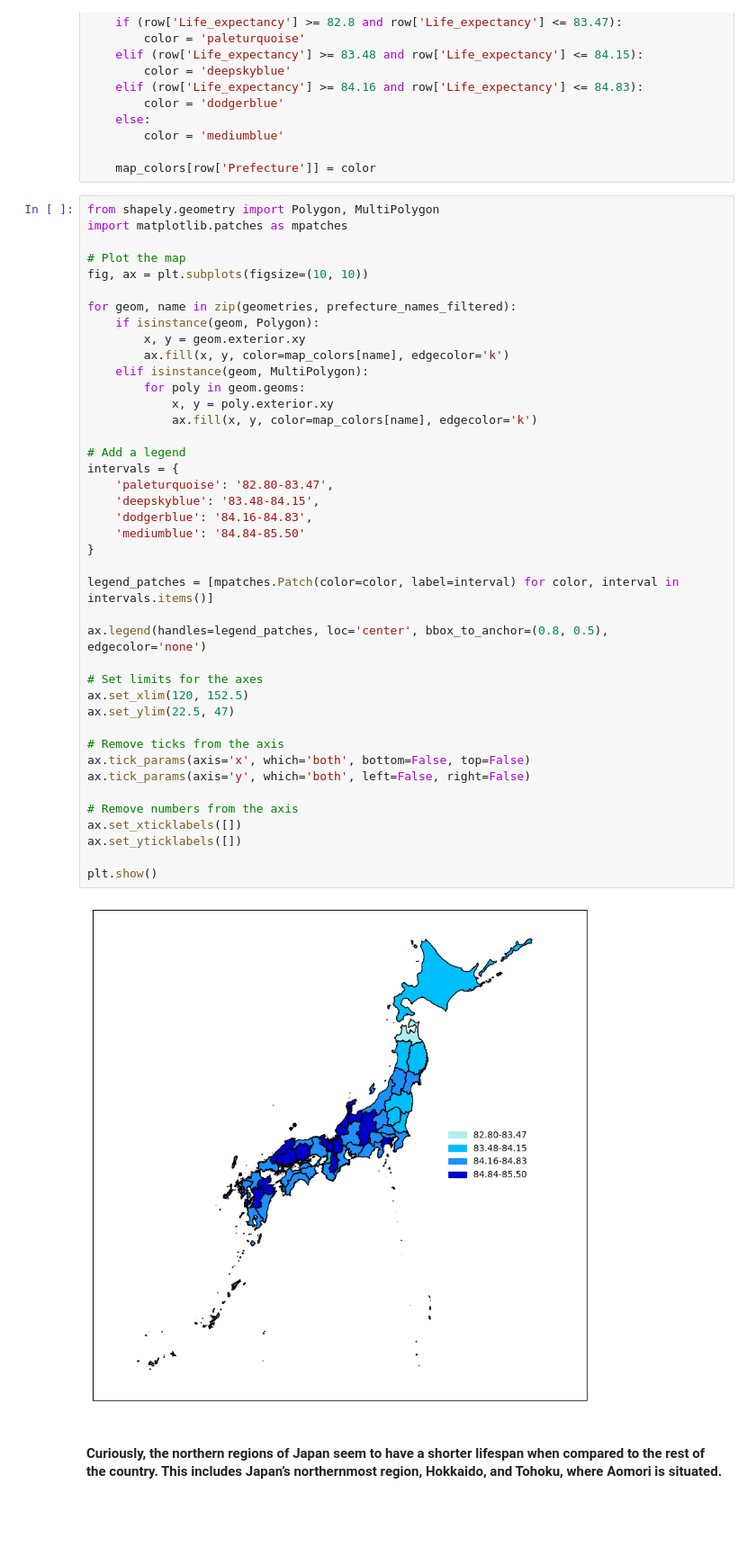
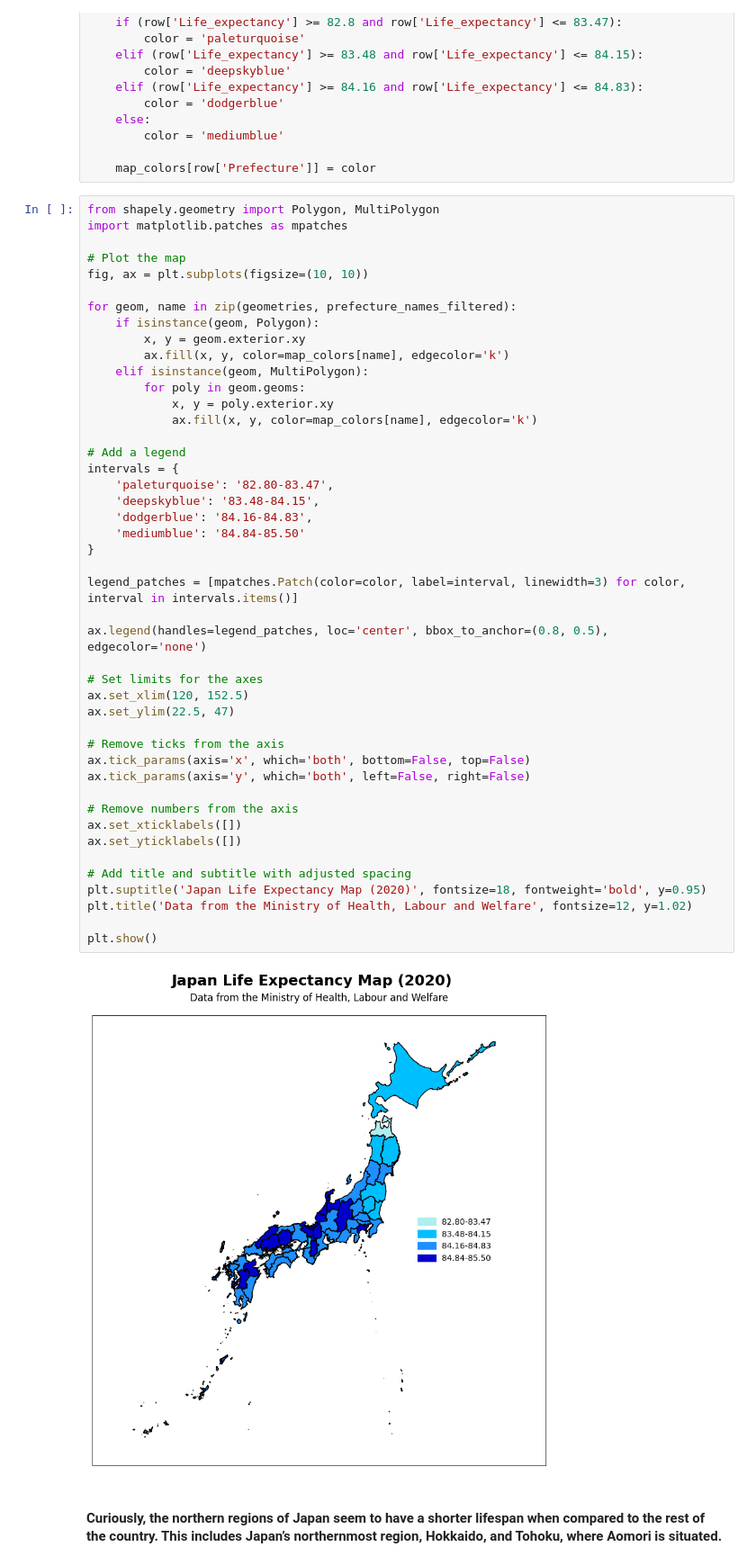
Before and after one commit to rafaseto/japan-life-expectancy, a Jupyter notebook: data_analysis.ipynb, the cells around one changed output. Shown at 90% size. Cells and saved outputs as stored; diff of their text form; blank space fills up the shorter version.

Commit message:
add suptitle and title to the map

```diff
--- a/data_analysis.ipynb
+++ b/data_analysis.ipynb
@@ -138,35 +138,39 @@ for geom, name in zip(geometries, prefecture_names_filtered):
     elif isinstance(geom, MultiPolygon):
         for poly in geom.geoms:
             x, y = poly.exterior.xy
             ax.fill(x, y, color=map_colors[name], edgecolor='k')
 
 # Add a legend
 intervals = {
     'paleturquoise': '82.80-83.47',
     'deepskyblue': '83.48-84.15',
     'dodgerblue': '84.16-84.83',
     'mediumblue': '84.84-85.50'
 }
 
-legend_patches = [mpatches.Patch(color=color, label=interval) for color, interval in intervals.items()]
+legend_patches = [mpatches.Patch(color=color, label=interval, linewidth=3) for color, interval in intervals.items()]
 
 ax.legend(handles=legend_patches, loc='center', bbox_to_anchor=(0.8, 0.5), edgecolor='none')
 
 # Set limits for the axes
 ax.set_xlim(120, 152.5)
 ax.set_ylim(22.5, 47)
 
 # Remove ticks from the axis
 ax.tick_params(axis='x', which='both', bottom=False, top=False)
 ax.tick_params(axis='y', which='both', left=False, right=False)
 
 # Remove numbers from the axis
 ax.set_xticklabels([])
 ax.set_yticklabels([])
 
+# Add title and subtitle with adjusted spacing
+plt.suptitle('Japan Life Expectancy Map (2020)', fontsize=18, fontweight='bold', y=0.95)
+plt.title('Data from the Ministry of Health, Labour and Welfare', fontsize=12, y=1.02)
+
 plt.show()
 # %% [output]
-[figure, old version]
+[figure, new version]
 # %% [markdown]
 #### Curiously, the northern regions of Japan seem to have a shorter lifespan when compared to the rest of the country. This includes Japan’s northernmost region, Hokkaido, and Tohoku, where Aomori is situated.
 # %%
```
Also changed, not shown: parts of 3 cells of this notebook.
